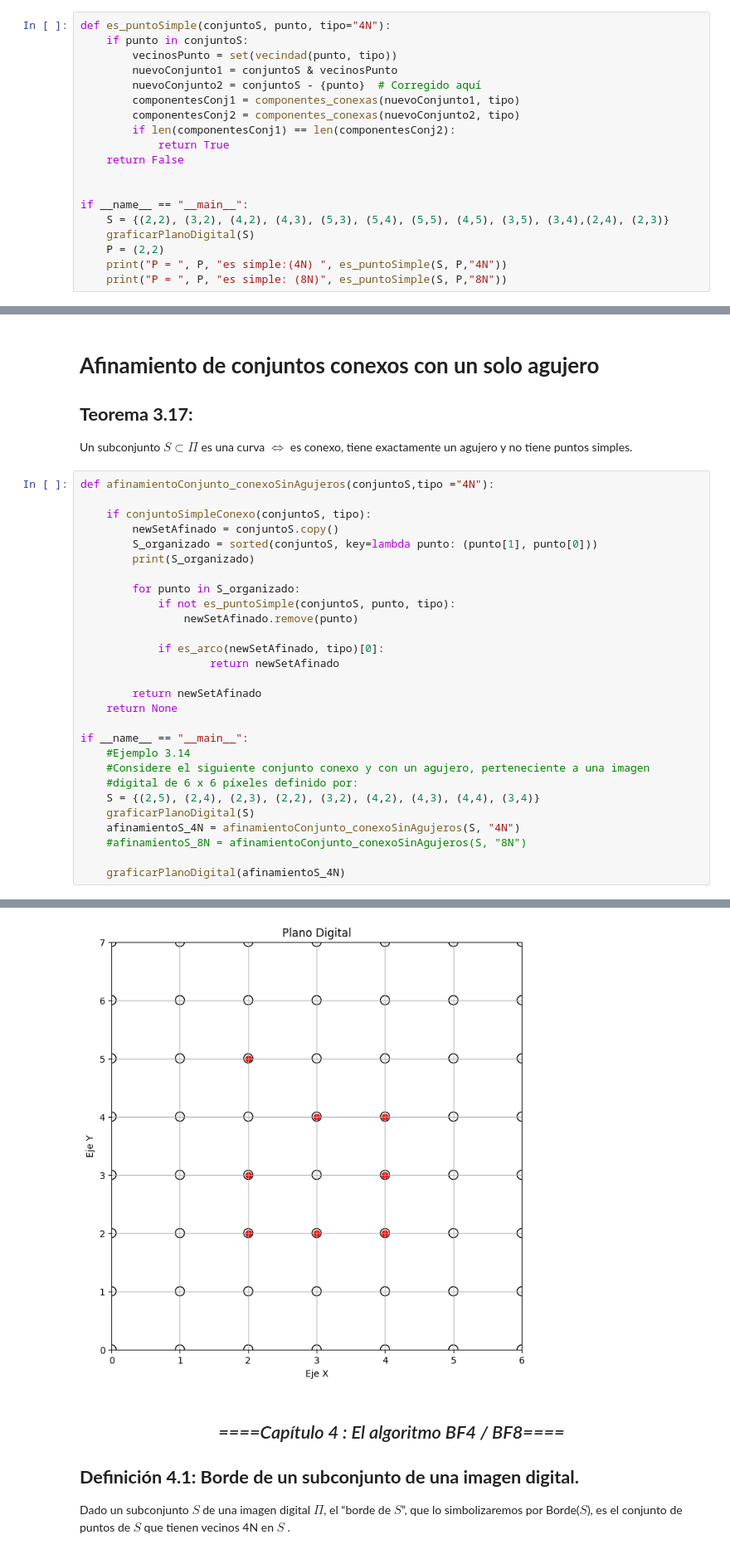
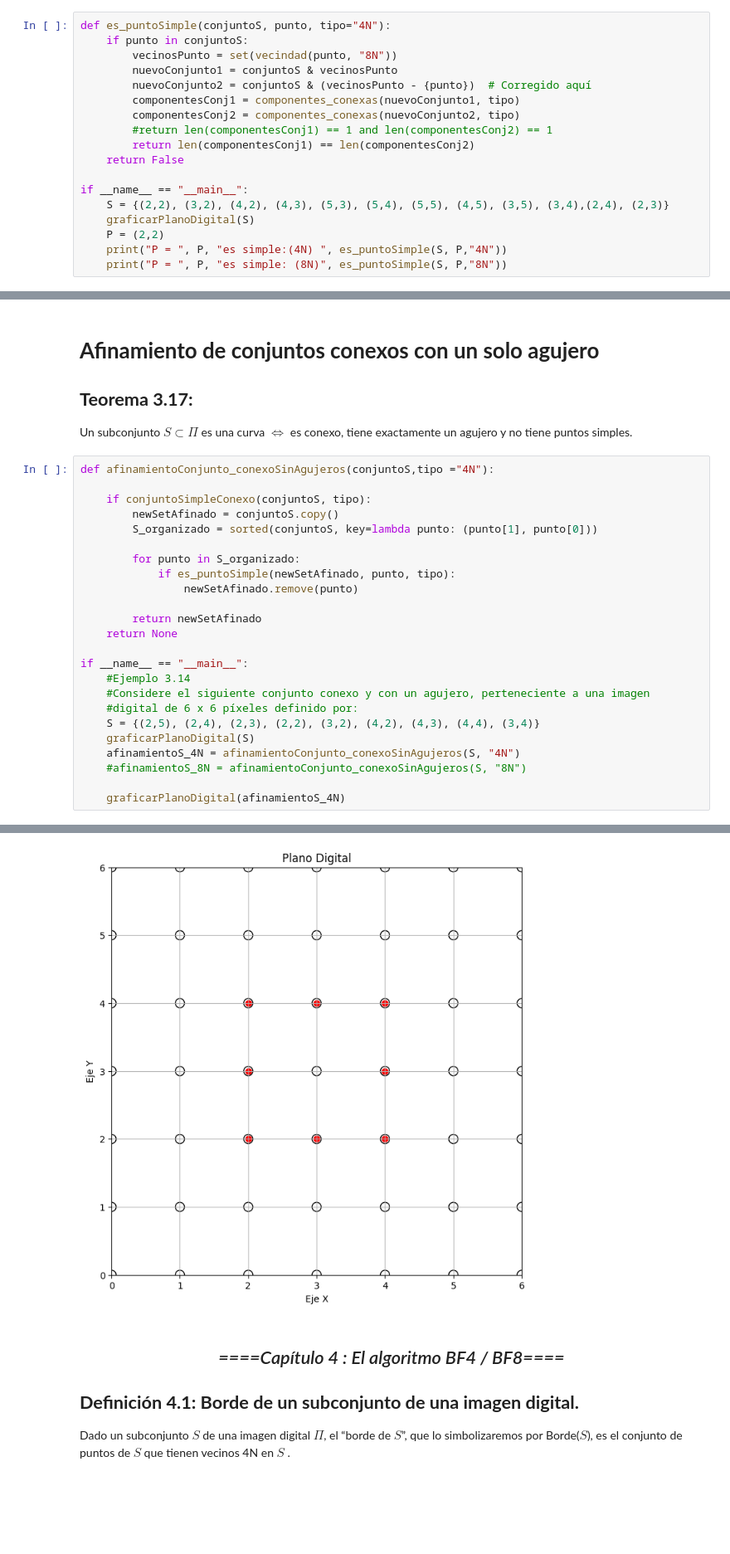
Before and after one commit to inward481/Topologia-digital, a Jupyter notebook: bases datos topologia/TopologiaDigital.ipynb, the cells around one changed output, grey strips where cells are left out. Shown at 83% size. Drawn from its saved outputs; the diff is of its cells as text; blank space fills up the shorter version.

```diff
--- a/bases datos topologia/TopologiaDigital.ipynb
+++ b/bases datos topologia/TopologiaDigital.ipynb
@@ -1317,15 +1322,14 @@ las propiedades de la Proposición 3.13.
 # %%
 def es_puntoSimple(conjuntoS, punto, tipo="4N"):
     if punto in conjuntoS:
-        vecinosPunto = set(vecindad(punto, tipo))
+        vecinosPunto = set(vecindad(punto, "8N"))
         nuevoConjunto1 = conjuntoS & vecinosPunto
-        nuevoConjunto2 = conjuntoS - {punto}  # Corregido aquí
+        nuevoConjunto2 = conjuntoS & (vecinosPunto - {punto})  # Corregido aquí
         componentesConj1 = componentes_conexas(nuevoConjunto1, tipo)
         componentesConj2 = componentes_conexas(nuevoConjunto2, tipo)
-        if len(componentesConj1) == len(componentesConj2):
-            return True
+        #return len(componentesConj1) == 1 and len(componentesConj2) == 1
+        return len(componentesConj1) == len(componentesConj2)
     return False
-
 
 if __name__ == "__main__":
     S = {(2,2), (3,2), (4,2), (4,3), (5,3), (5,4), (5,5), (4,5), (3,5), (3,4),(2,4), (2,3)}
@@ -1473,14 +1477,10 @@ def afinamientoConjunto_conexoSinAgujeros(conjuntoS,tipo ="4N"):
     if conjuntoSimpleConexo(conjuntoS, tipo):
         newSetAfinado = conjuntoS.copy()
         S_organizado = sorted(conjuntoS, key=lambda punto: (punto[1], punto[0]))
-        print(S_organizado)
 
         for punto in S_organizado:
-            if not es_puntoSimple(conjuntoS, punto, tipo):
+            if es_puntoSimple(newSetAfinado, punto, tipo):
                 newSetAfinado.remove(punto)
-
-            if es_arco(newSetAfinado, tipo)[0]:
-                    return newSetAfinado
 
         return newSetAfinado
     return None
@@ -1501,4 +1500,4 @@ if __name__ == "__main__":
-[figure, old version]
+[figure, new version]
 # %% [markdown]
 ## <center>*====Capítulo 4 : El algoritmo BF4 / BF8====*</center>
 
```
Also changed, not shown: parts of 13 cells of this notebook, 14 other files.
